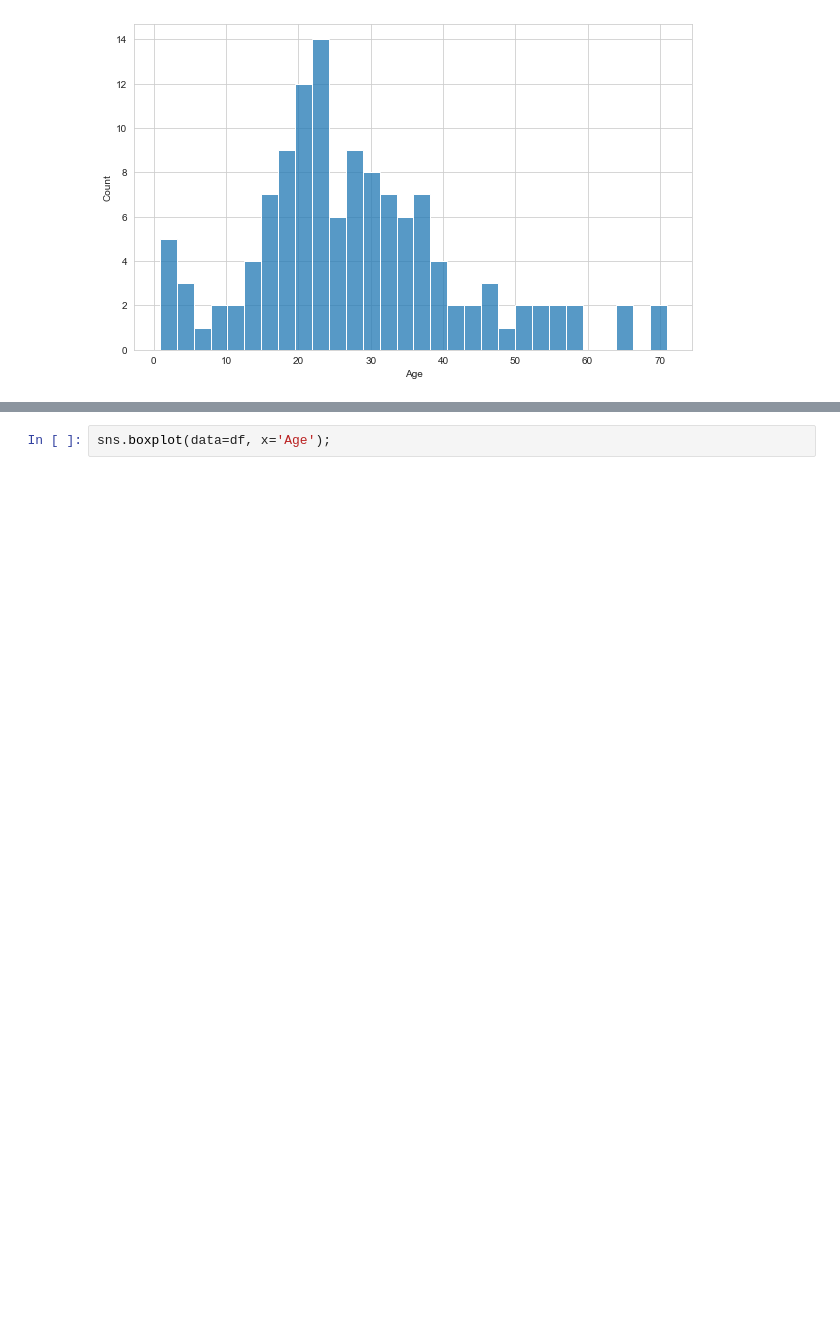
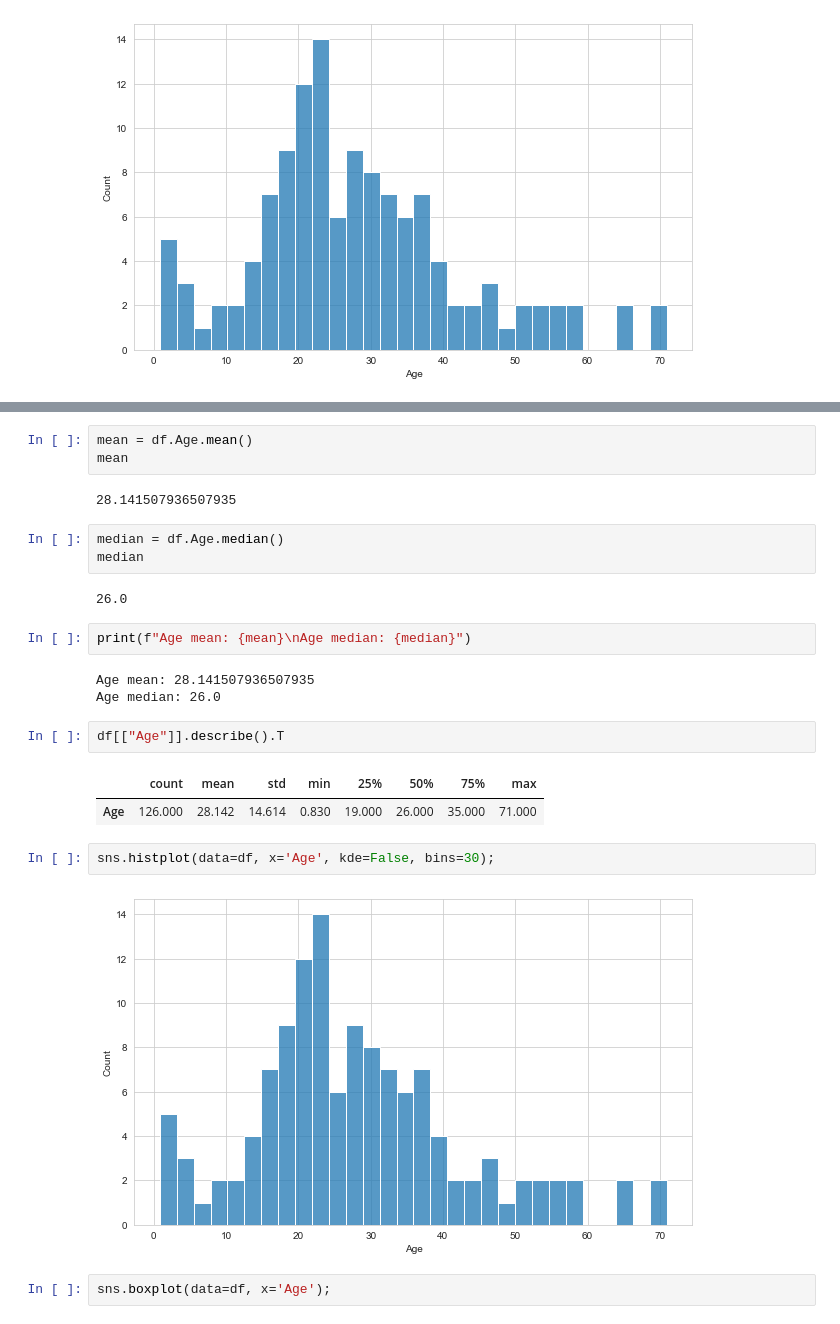
Before and after one commit to ilknurozcelik/DA_PANDAS, a Jupyter notebook: DAwPy_S12_(Recap_EDA_on_Titanic_Dataset)-ilknur.ipynb, the cells around one changed output, grey strips where cells are left out. Saved outputs shown, nothing was run; the diff lists cells and outputs as text; blank space fills up the shorter version.

```diff
--- a/DAwPy_S12_(Recap_EDA_on_Titanic_Dataset)-ilknur.ipynb
+++ b/DAwPy_S12_(Recap_EDA_on_Titanic_Dataset)-ilknur.ipynb
@@ -175,3 +318,27 @@ sns.histplot(data=df, x='Age', kde=False, bins=30);
+# %%
+mean = df.Age.mean()
+mean
+# %% [output]
+28.141507936507935
+# %%
+median = df.Age.median()
+median
+# %% [output]
+26.0
+# %%
+print(f"Age mean: {mean}\nAge median: {median}")
+# %% [output]
+Age mean: 28.141507936507935
+Age median: 26.0
+# %%
+df[["Age"]].describe().T
+# %% [output]
+|  | count | mean | std | min | 25% | 50% | 75% | max |
+| Age | 126.000 | 28.142 | 14.614 | 0.830 | 19.000 | 26.000 | 35.000 | 71.000 |
+# %%
+sns.histplot(data=df, x='Age', kde=False, bins=30);
+# %% [output]
+[figure, added]
 # %%
 sns.boxplot(data=df, x='Age');
 # %% [output]
```
Also changed, not shown: parts of 35 cells of this notebook, 10 other files.
